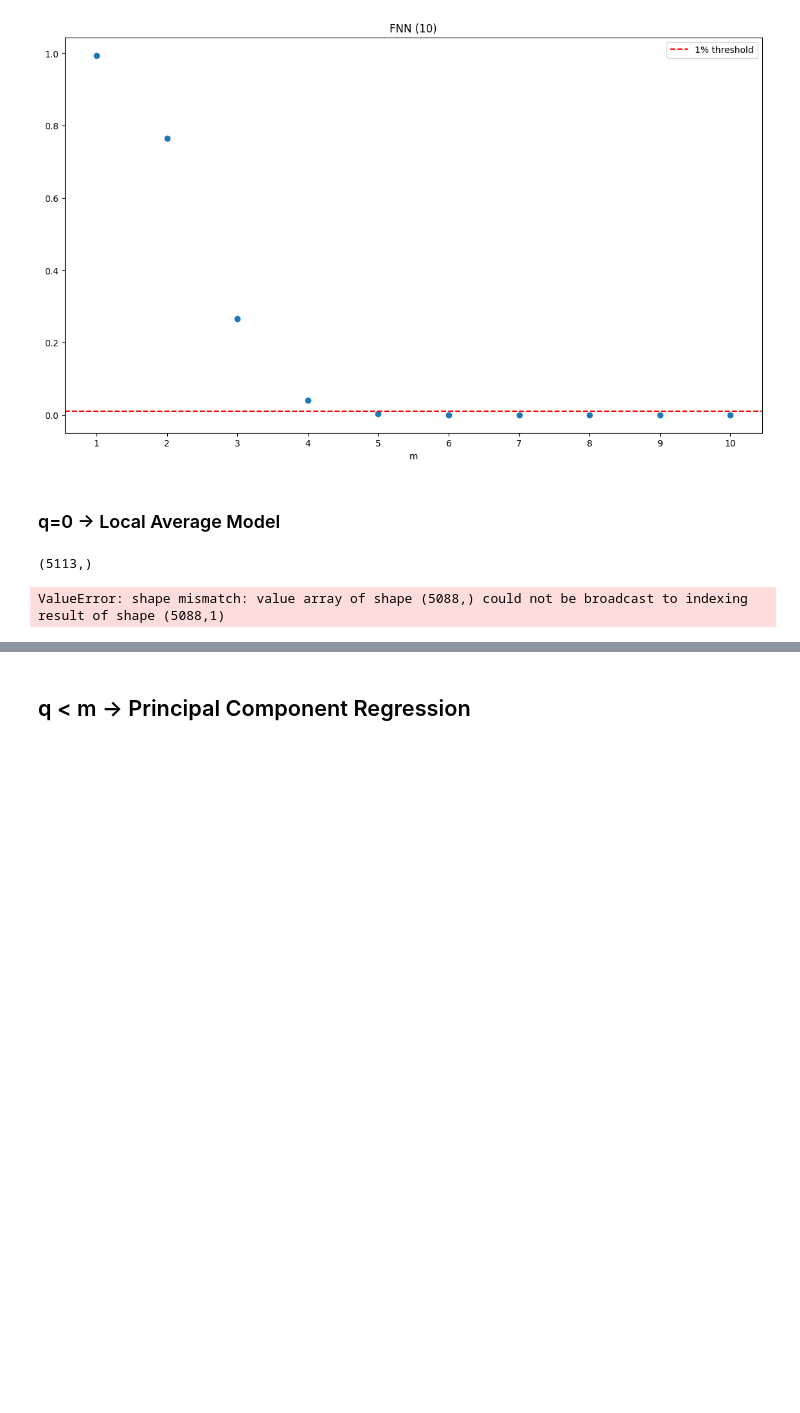
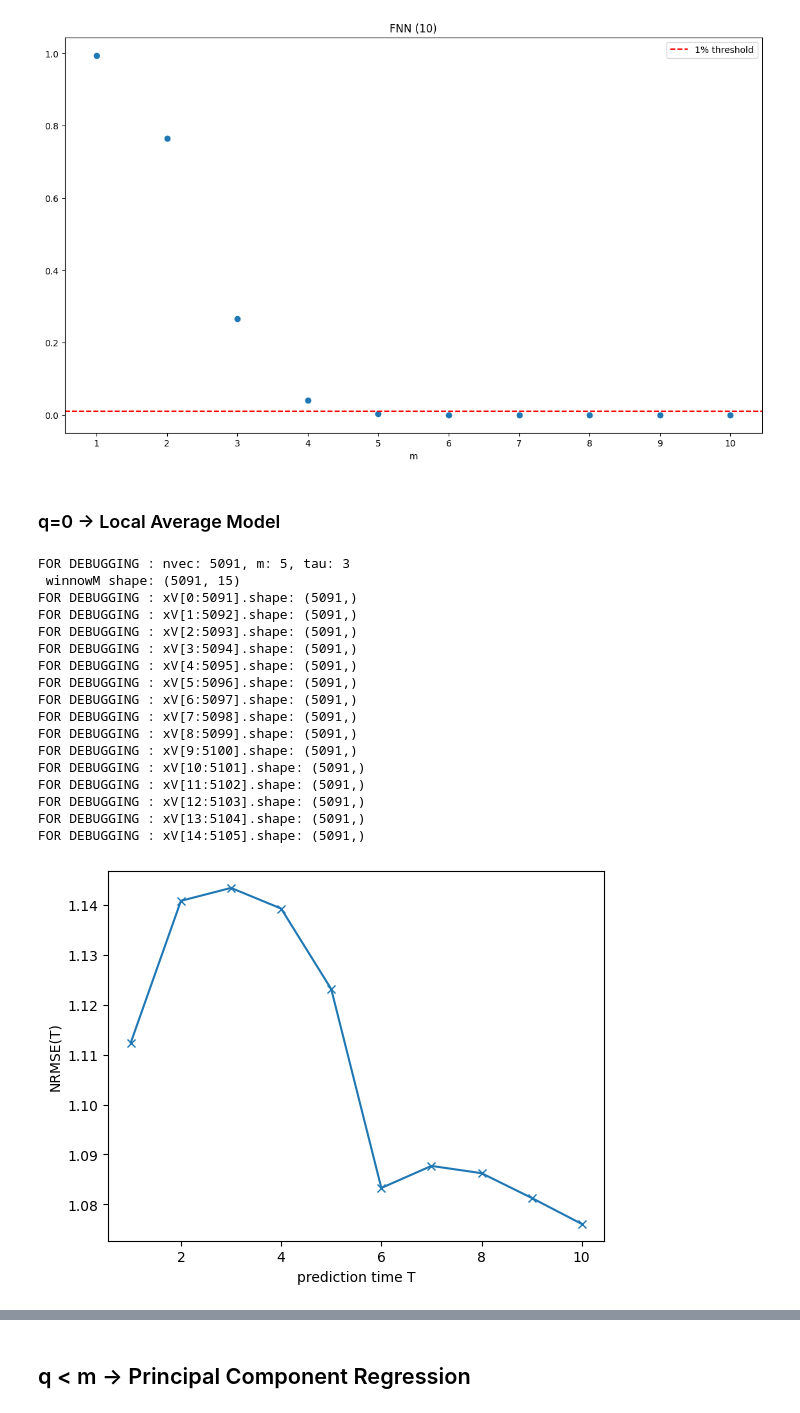
Before and after one commit to kounsolas/TimeSeriesProject, a Jupyter notebook: project.ipynb, the cells around one changed output, grey strips where cells are left out. Drawn from its saved outputs; the diff is of its cells as text; code cells hidden in the pictures; blank space fills up the shorter version.

```diff
--- a/project.ipynb
+++ b/project.ipynb
@@ -927,18 +935,33 @@ p_fnn = falsenearestneighbors(A_static, m_max=10, tau=tau_est, show=True)
 m_est = 5
 # %% [markdown]
 ### q=0 -> Local Average Model
-# %%
-A_static.shape
-# %% [output]
-(5113,)
 # %%
-Tmax=5
+Tmax_val=10
 
-nrmse_q7a, preM_q7a = localfitnrmse(A_static, tau=tau_est, m=m_est, Tmax=5, nnei=50, q=0, show=True)
+
+nrmse_q7a, preM_q7a = localfitnrmse(A_static, tau=tau_est, m=m_est, Tmax=Tmax_val, nnei=4, q=0, show=True)
 # resid_q7a = A_static - preM_q7a[:, 0]
-resid_q7a = A_static[(m_est - 1) * tau_est + Tmax : ] - preM_q7a[:, 0]
+# resid_q7a = A_static[(m_est - 1) * tau_est + Tmax_val : ] - preM_q7a[:, 0] #!!!!!!!!!!!!!!!!!!!!!!!!!!!!!!!!!!!!!!!!!!!!!!!!!!!!!!!!!!!!!!!!!!!!!!!!!
+resid_q7a = A_static[(m_est - 1) * tau_est + 1 : (m_est - 1) * tau_est + 1 + len(preM_q7a)] - preM_q7a[:, 0]
 # %% [output]
-ValueError: shape mismatch: value array of shape (5088,) could not be broadcast to indexing result of shape (5088,1)
+FOR DEBUGGING : nvec: 5091, m: 5, tau: 3
+ winnowM shape: (5091, 15)
+FOR DEBUGGING : xV[0:5091].shape: (5091,)
+FOR DEBUGGING : xV[1:5092].shape: (5091,)
+FOR DEBUGGING : xV[2:5093].shape: (5091,)
+FOR DEBUGGING : xV[3:5094].shape: (5091,)
+FOR DEBUGGING : xV[4:5095].shape: (5091,)
+FOR DEBUGGING : xV[5:5096].shape: (5091,)
+FOR DEBUGGING : xV[6:5097].shape: (5091,)
+FOR DEBUGGING : xV[7:5098].shape: (5091,)
+FOR DEBUGGING : xV[8:5099].shape: (5091,)
+FOR DEBUGGING : xV[9:5100].shape: (5091,)
+FOR DEBUGGING : xV[10:5101].shape: (5091,)
+FOR DEBUGGING : xV[11:5102].shape: (5091,)
+FOR DEBUGGING : xV[12:5103].shape: (5091,)
+FOR DEBUGGING : xV[13:5104].shape: (5091,)
+FOR DEBUGGING : xV[14:5105].shape: (5091,)
+[figure, added]
 # %%
 print(f"nrmse.shape: {nrmse_q7a.shape}")
 print(f"preM.shape: {preM_q7a.shape}")
```
Also changed, not shown: parts of 14 cells of this notebook.
